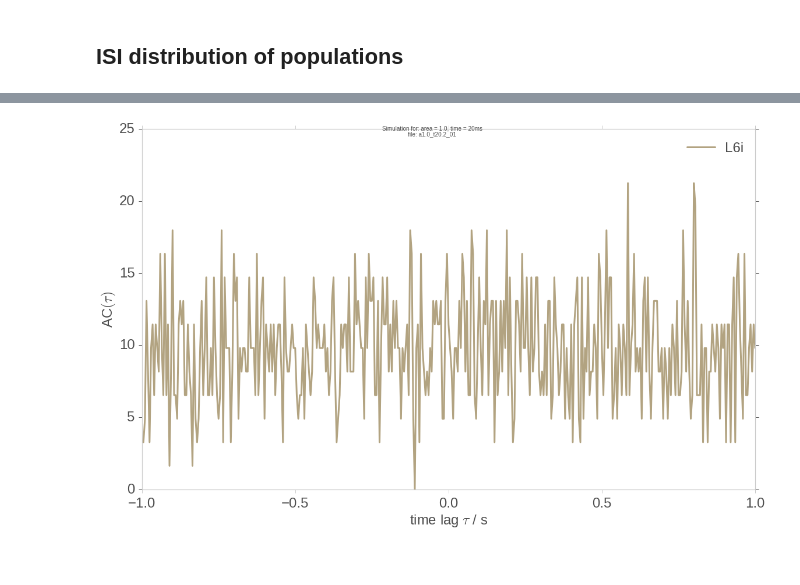
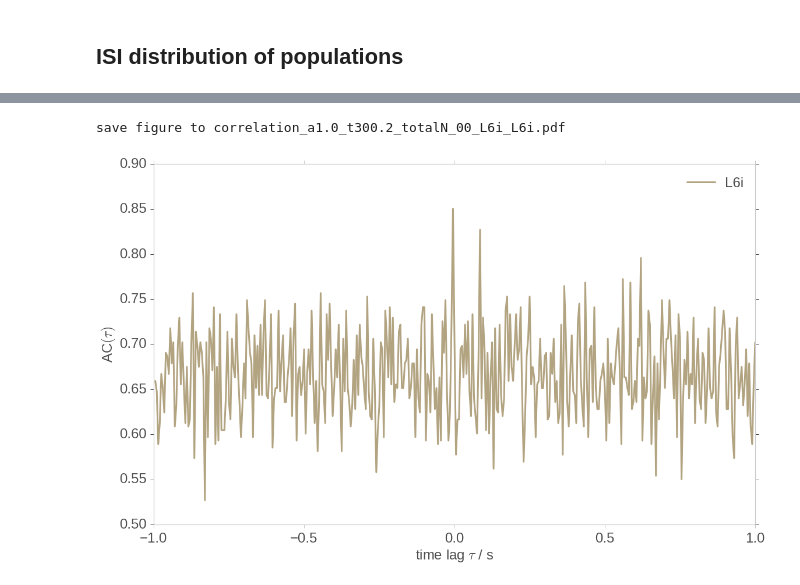
Before and after one commit to frschu/microcircuit, a Jupyter notebook: analysis/correlations.ipynb, the cells around one changed output, grey strips where cells are left out. Saved outputs shown, nothing was run; the diff lists cells and outputs as text; code cells hidden in the pictures.

```diff
--- a/analysis/correlations.ipynb
+++ b/analysis/correlations.ipynb
@@ -661,78 +632,40 @@ if show_fig:
-# %%
-# between neuron j and k of population i
-i = 0 # population
-js = [0, 1]
-
-bin_width = 0.005 # s
-n_bins = int(t_measure/ bin_width)
-bins = np.arange(-t_measure, t_measure, bin_width)
-ccs = np.zeros((n_populations, n_bins * 2 -1))
-
-######################################################
-# File and path
-######################################################
-data_file = "micro"
-data_sup_path = "/export/data-schuessler/data_microcircuit/"
-data_path = os.path.join(data_sup_path, data_file)
-sim_spec = "a1.0_t20.2_01"
-sim_spec2 = "0"
-
-# Original data
-file_name  = sim_spec + ".hdf5"
-data_file = h5py.File(os.path.join(data_path, file_name), "r")
-grp = data_file[sim_spec2 + "/spikes"]
-
-
-population = populations[i]
-subgrp = grp[str(population)]
-raw_times_all   = subgrp["times"][:] * dt * 1e-3 # in seconds
-indices         = subgrp["rec_neuron_i"][:]
-
-hist_times = np.zeros((2, n_bins))
-for k, j in enumerate(js):
-    times = raw_times_all[indices[j]:indices[j+1]]
-    times = times[times > t_trans]
-
-    hist_times[k] = (np.histogram(times, bins=n_bins, range=(0, t_measure), density=True)[0])
-ccs[i]     = np.correlate(hist_times[0], hist_times[1], mode="full")
-
-data_file.close()
 # %%
 max_t = 1. # s
-bins_red = bins[abs(bins)<= max_t]
-cc_red  = ccs[i][abs(bins)<= max_t]
+bins_red = bins_cc[abs(bins_cc)<= max_t]
+cc_red  = ccs[i][abs(bins_cc)<= max_t]
 
 fig = plt.figure()
 ax1 = plt.subplot2grid((1, 1), (0, 0), colspan=1, rowspan=1)
 
 # Histograms
 ax1.plot(bins_red, cc_red, "-",
      linewidth=3., color=colors[i], alpha=0.5, label=population)
 
 # Histogram
 ax1.set_ylabel('AC$(\\tau)$')
 ax1.set_xlabel('time lag $\\tau$ / s')
 ax1.set_xlim(-max_t, max_t)
 #ax1.set_ylim(0, 100)
 ax1.grid(False)
 ax1.legend(loc=0)
 
 for ax in fig.axes:
     style.fixticks(ax)
-fig_name = "isi_single_histo_" + sim_spec
+fig_name = "correlation_" + sim_spec + "_" + population
 
 fig_name += "_" + population
 fig_name += picture_format
 
 if save_fig:
     print("save figure to " + fig_name)
     fig.savefig(os.path.join(figure_path,fig_name))
 else:
     suptitle = 'Simulation for: area = %.1f, time = %ims'%(area, t_sim)
     suptitle += '\nfile: ' + sim_spec
     fig.suptitle(suptitle, y=0.98)
 
 if show_fig:
     fig.show()
 # %% [output]
+save figure to correlation_a1.0_t300.2_totalN_00_L6i_L6i.pdf
-[figure, old version]
+[figure, new version]
```
Also changed, not shown: parts of 17 cells of this notebook, 2 other files.
